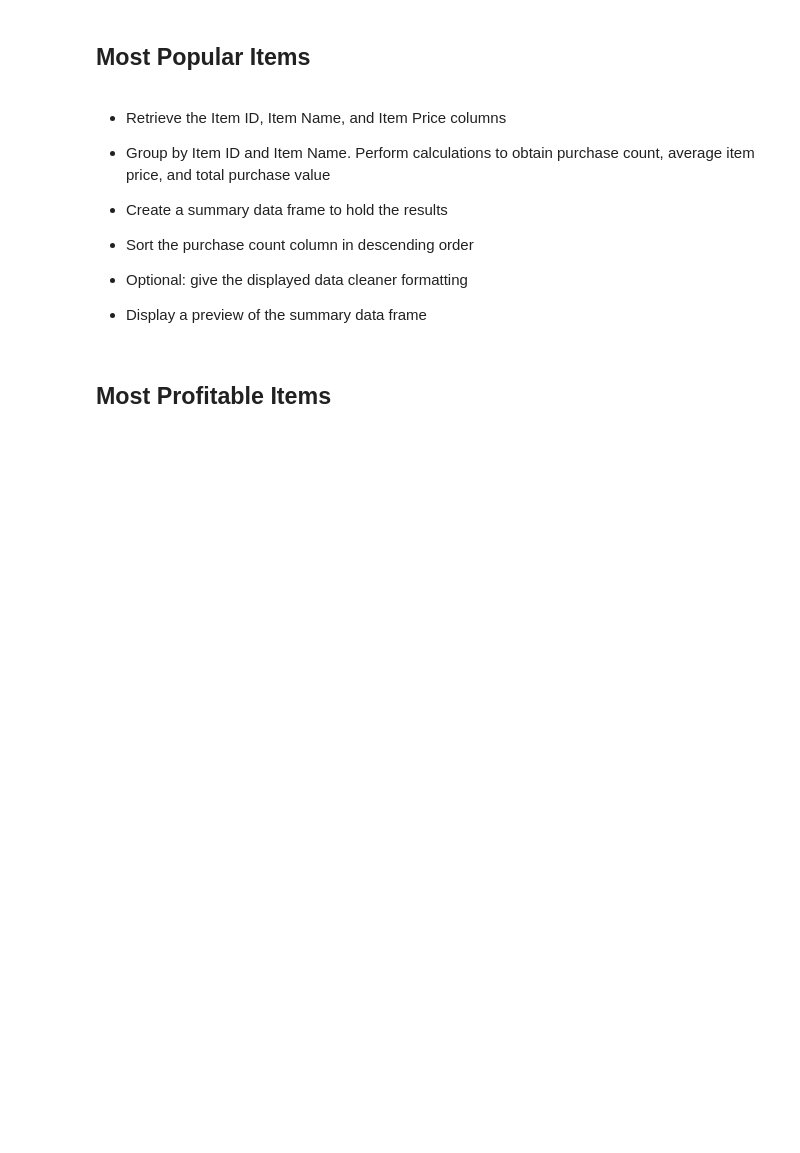
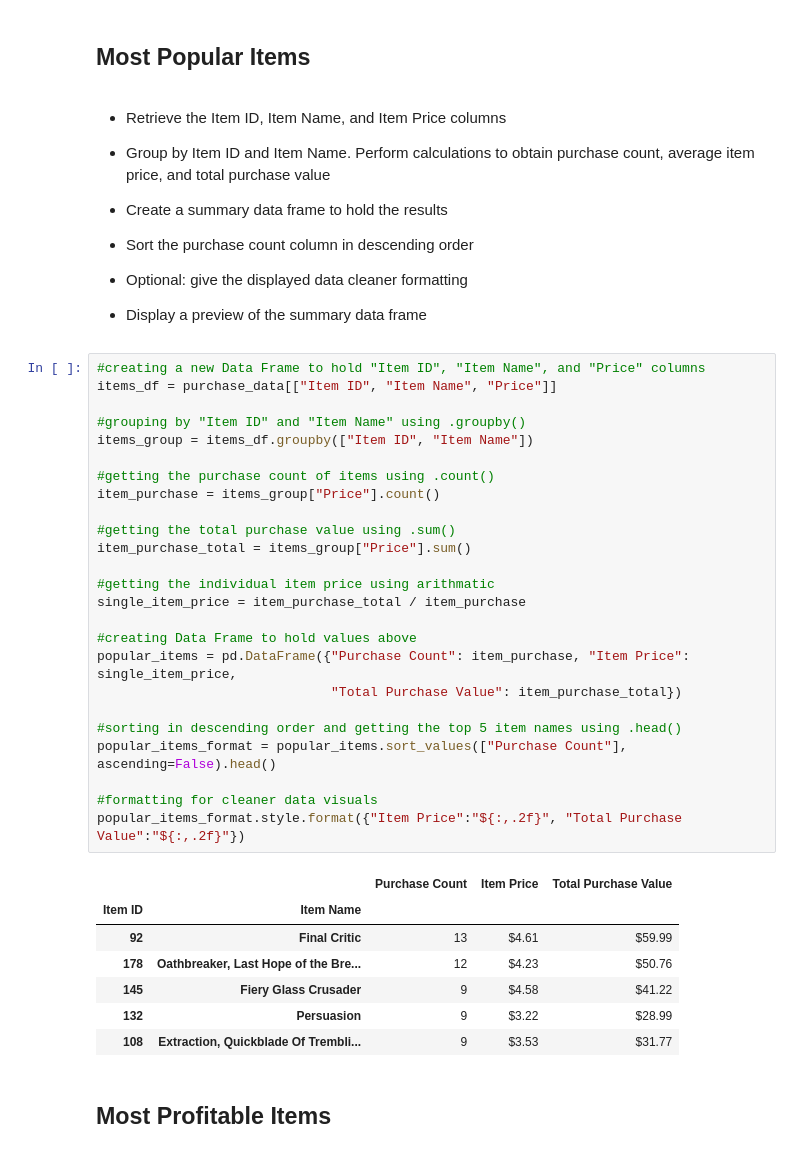
Before and after one commit to jaep505/pandas-challenge, a Jupyter notebook: HeroesOfPymoli/HeroesOfPymoli_starter.ipynb, the cells around one changed output. Drawn from its saved outputs; the diff is of its cells as text; blank space fills up the shorter version.

```diff
--- a/HeroesOfPymoli/HeroesOfPymoli_starter.ipynb
+++ b/HeroesOfPymoli/HeroesOfPymoli_starter.ipynb
@@ -303,6 +303,39 @@ top_whales_sorted.style.format({"Average Purchase Total":"${:,.2f}", "Average Pu
 
 
 * Display a preview of the summary data frame
+# %%
+#creating a new Data Frame to hold "Item ID", "Item Name", and "Price" columns
+items_df = purchase_data[["Item ID", "Item Name", "Price"]]
+
+#grouping by "Item ID" and "Item Name" using .groupby()
+items_group = items_df.groupby(["Item ID", "Item Name"])
+
+#getting the purchase count of items using .count()
+item_purchase = items_group["Price"].count()
+
+#getting the total purchase value using .sum()
+item_purchase_total = items_group["Price"].sum()
+
+#getting the individual item price using arithmatic
+single_item_price = item_purchase_total / item_purchase
+
+#creating Data Frame to hold values above
+popular_items = pd.DataFrame({"Purchase Count": item_purchase, "Item Price": single_item_price,
+                              "Total Purchase Value": item_purchase_total})
+
+#sorting in descending order and getting the top 5 item names using .head()
+popular_items_format = popular_items.sort_values(["Purchase Count"], ascending=False).head()
+
+#formatting for cleaner data visuals
+popular_items_format.style.format({"Item Price":"${:,.2f}", "Total Purchase Value":"${:,.2f}"})
+# %% [output]
+|  |  | Purchase Count | Item Price | Total Purchase Value |
+| Item ID | Item Name |  |  |  |
+| 92 | Final Critic | 13 | $4.61 | $59.99 |
+| 178 | Oathbreaker, Last Hope of the Bre... | 12 | $4.23 | $50.76 |
+| 145 | Fiery Glass Crusader | 9 | $4.58 | $41.22 |
+| 132 | Persuasion | 9 | $3.22 | $28.99 |
+| 108 | Extraction, Quickblade Of Trembli... | 9 | $3.53 | $31.77 |
 # %% [markdown]
 ## Most Profitable Items
 # %% [markdown]
```
Also changed, not shown: parts of 5 cells of this notebook.
